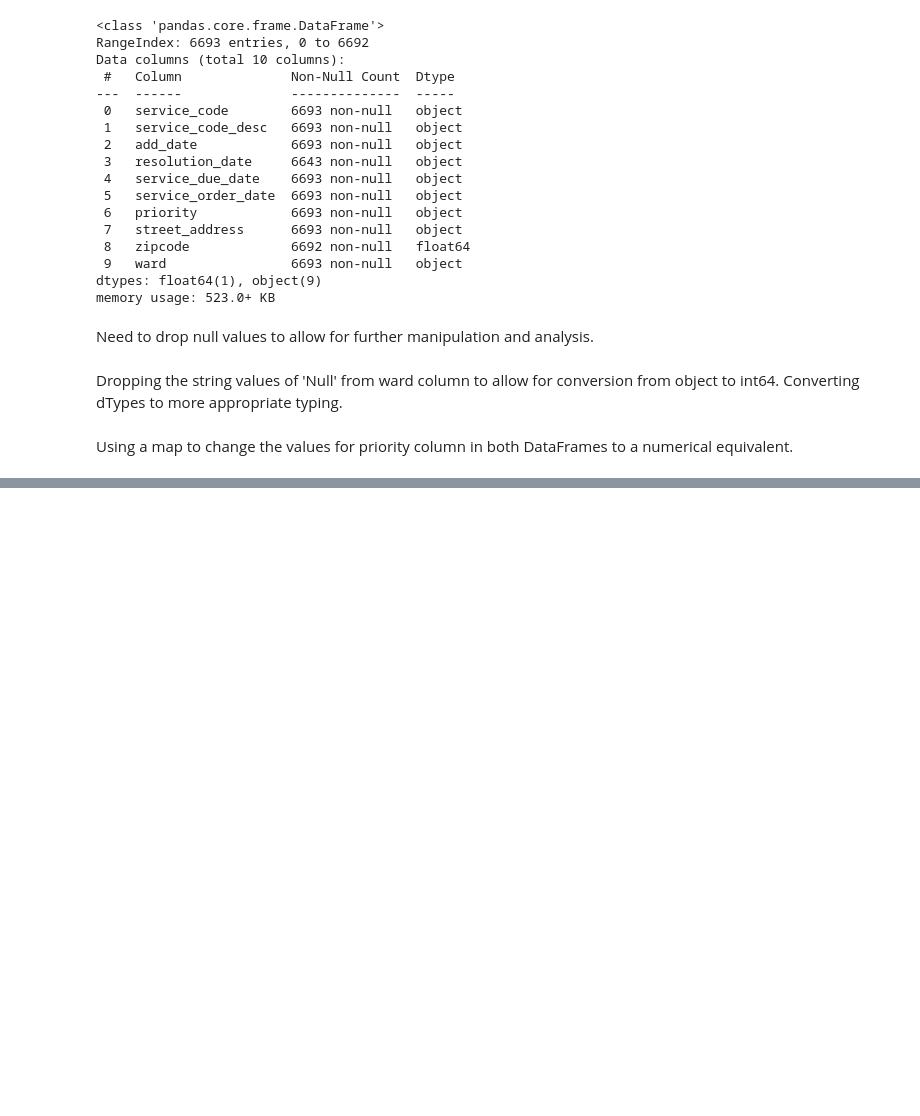
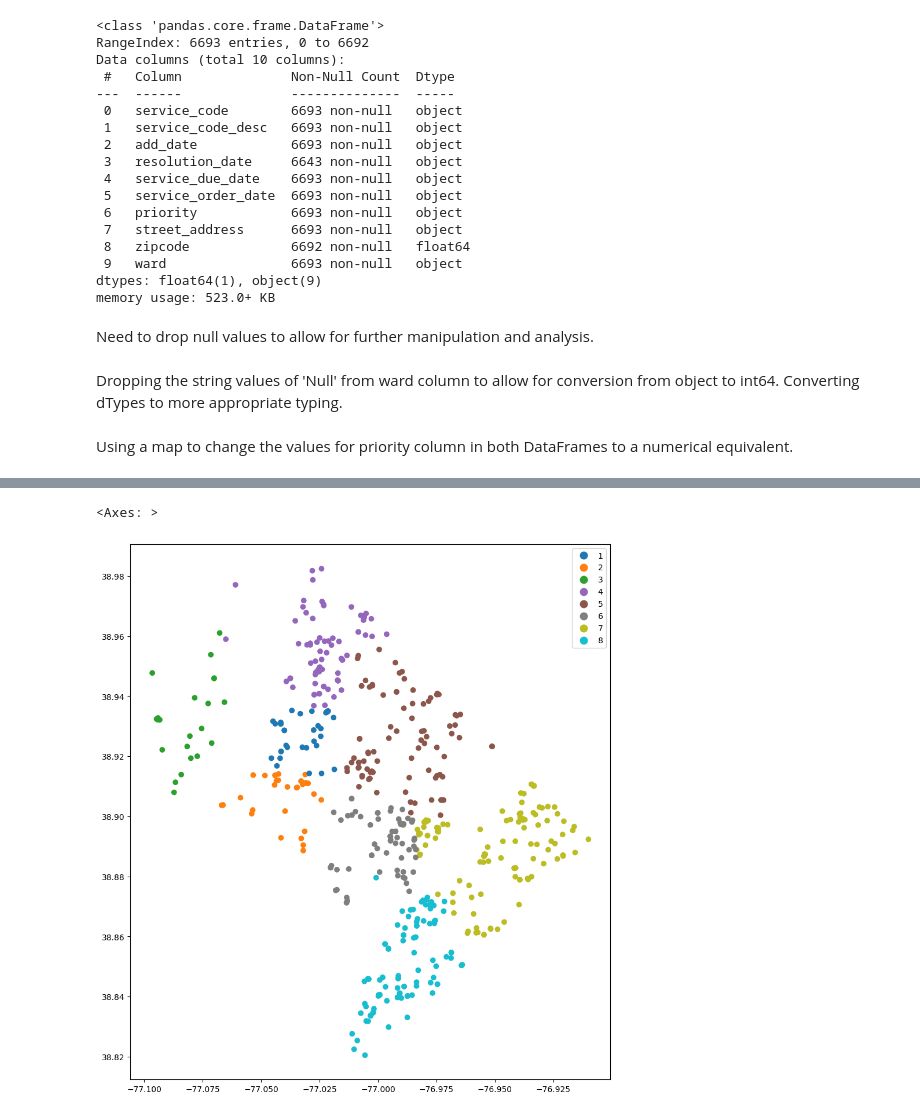
Before and after one commit to MarioVA1/INST447FinalProject, a Jupyter notebook: INST477_Final_Project.ipynb, the cells around one changed output, grey strips where cells are left out. Drawn from its saved outputs; the diff is of its cells as text; code cells hidden in the pictures; blank space fills up the shorter version.

Commit message:
cleaned geo pandas and plotted but still unsure

```diff
--- a/INST477_Final_Project.ipynb
+++ b/INST477_Final_Project.ipynb
@@ -250,0 +244,11 @@ Name: geometry, Length: 772, dtype: geometry
+# %%
+# abandonedGEO['geometry'].info() ====== Data type is geometry
+abandonedGEO = abandonedGEO[['SERVICECODE', 'SERVICECODEDESCRIPTION', 'ADDDATE', 'RESOLUTIONDATE',
+                             'SERVICEDUEDATE', 'SERVICEORDERDATE', 'PRIORITY', 'STREETADDRESS', 'ZIPCODE', 'WARD', 'geometry']] #cleaned it according to the similar pandas before
+abandonedGEO.head()
+abandonedGEO = abandonedGEO.dropna()
+abandonedGEO = abandonedGEO[abandonedGEO.WARD != 'Null']
+abandonedGEO.plot(column = 'WARD', legend = True, figsize = (20,12))
+# %% [output]
+<Axes: >
+[figure, added]
```
Also changed, not shown: parts of 1 cell of this notebook.
